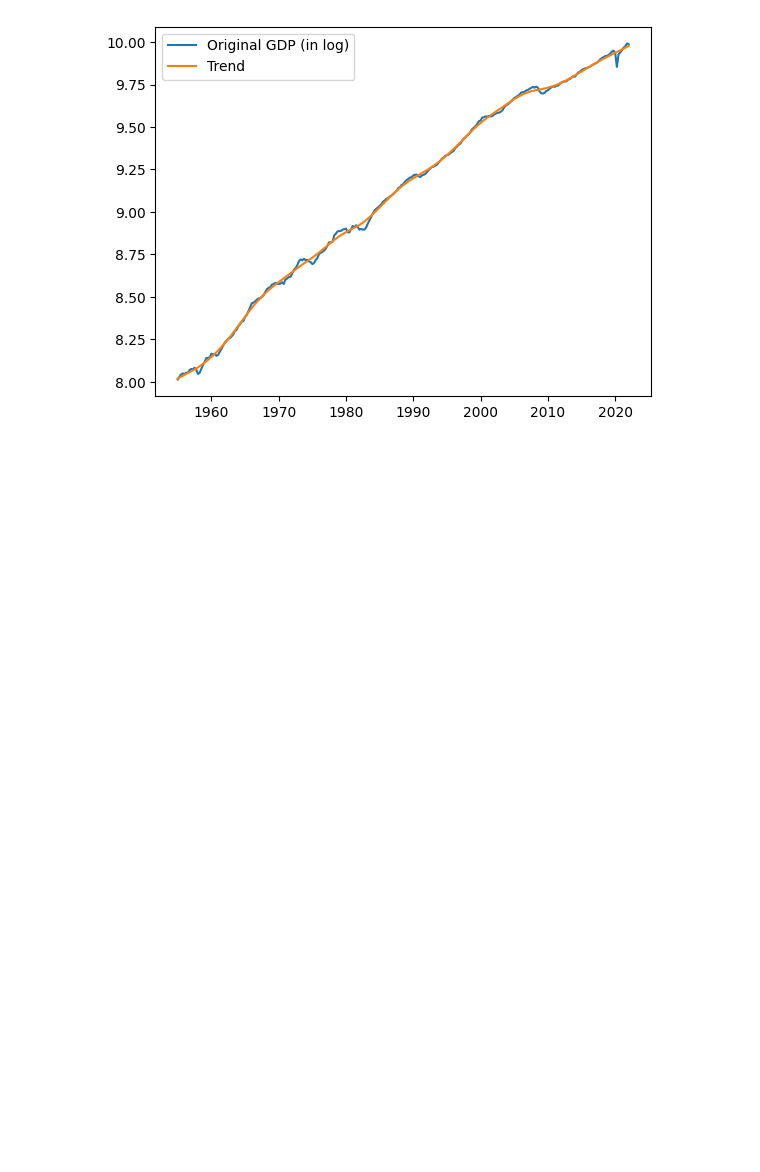
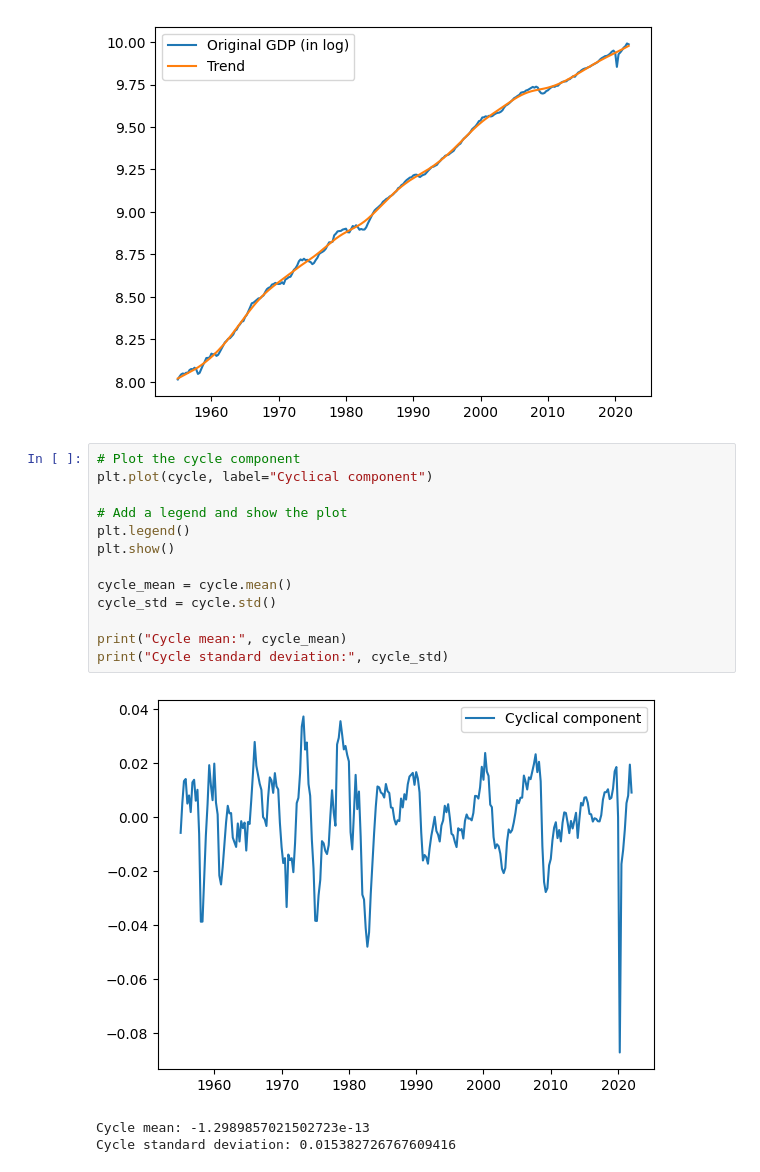
Before and after one commit to tomoi17/q-macro, a Jupyter notebook: test.ipynb, the cells around one changed output. Saved outputs shown, nothing was run; the diff lists cells and outputs as text; blank space fills up the shorter version.

```diff
--- a/test.ipynb
+++ b/test.ipynb
@@ -33,3 +33,20 @@ plt.legend()
 plt.show()
 # %% [output]
 [figure]
+# %%
+# Plot the cycle component
+plt.plot(cycle, label="Cyclical component")
+
+# Add a legend and show the plot
+plt.legend()
+plt.show()
+
+cycle_mean = cycle.mean()
+cycle_std = cycle.std()
+
+print("Cycle mean:", cycle_mean)
+print("Cycle standard deviation:", cycle_std)
+# %% [output]
+[figure, added]
+Cycle mean: -1.2989857021502723e-13
+Cycle standard deviation: 0.015382726767609416
```
